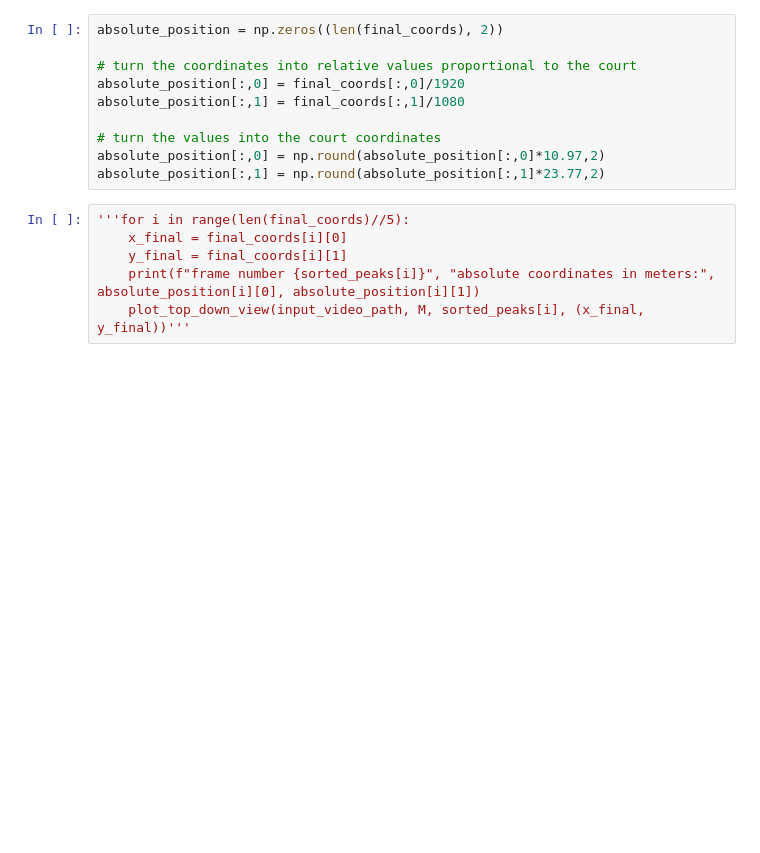
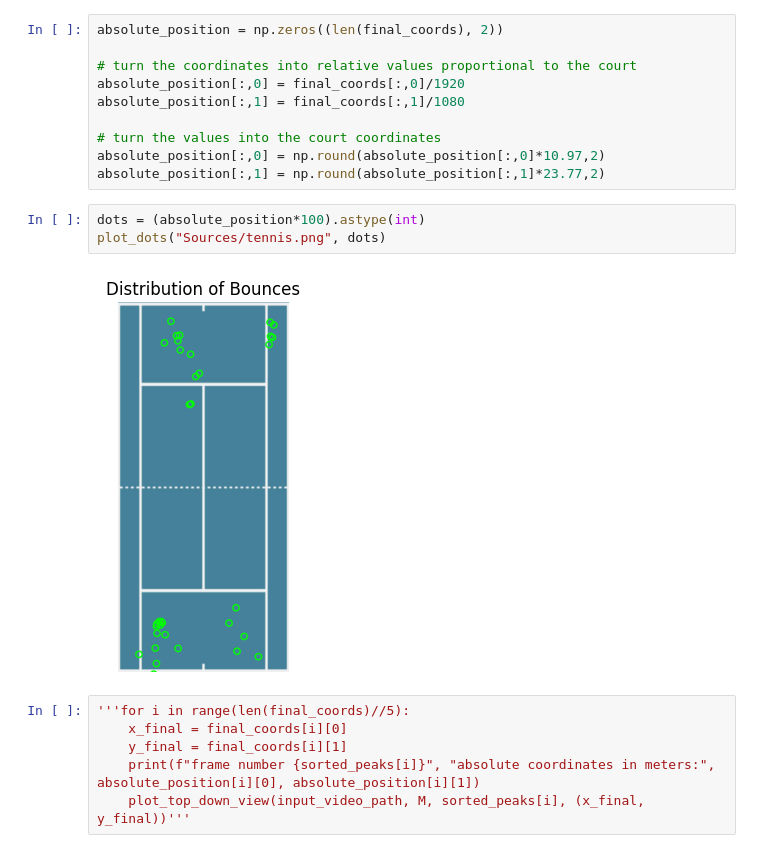
Before and after one commit to febagni/tennis-ball-tracker-computer-vision, a Jupyter notebook: Bounce_Analysis_3.ipynb, the cells around one changed output. Saved outputs shown, nothing was run; the diff lists cells and outputs as text; blank space fills up the shorter version.

Commit message:
:wrench: Add court coordinates plot

```diff
--- a/Bounce_Analysis_3.ipynb
+++ b/Bounce_Analysis_3.ipynb
@@ -215,6 +215,11 @@ absolute_position[:,1] = final_coords[:,1]/1080
 # turn the values into the court coordinates
 absolute_position[:,0] = np.round(absolute_position[:,0]*10.97,2)
 absolute_position[:,1] = np.round(absolute_position[:,1]*23.77,2)
+# %%
+dots = (absolute_position*100).astype(int)
+plot_dots("Sources/tennis.png", dots)
+# %% [output]
+[figure, added]
 # %%
 '''for i in range(len(final_coords)//5):
     x_final = final_coords[i][0]
```
Also changed, not shown: 2 other files.
